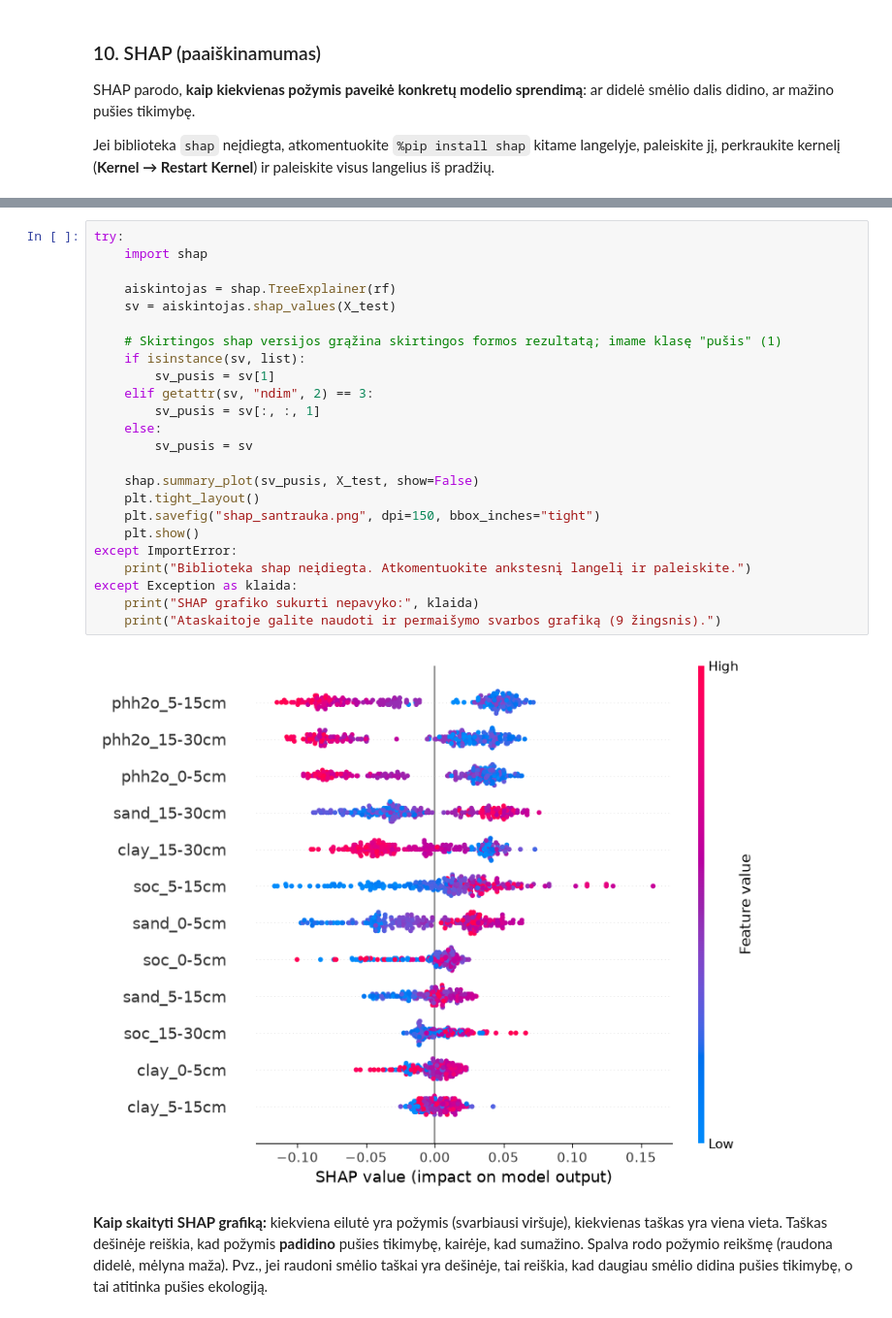
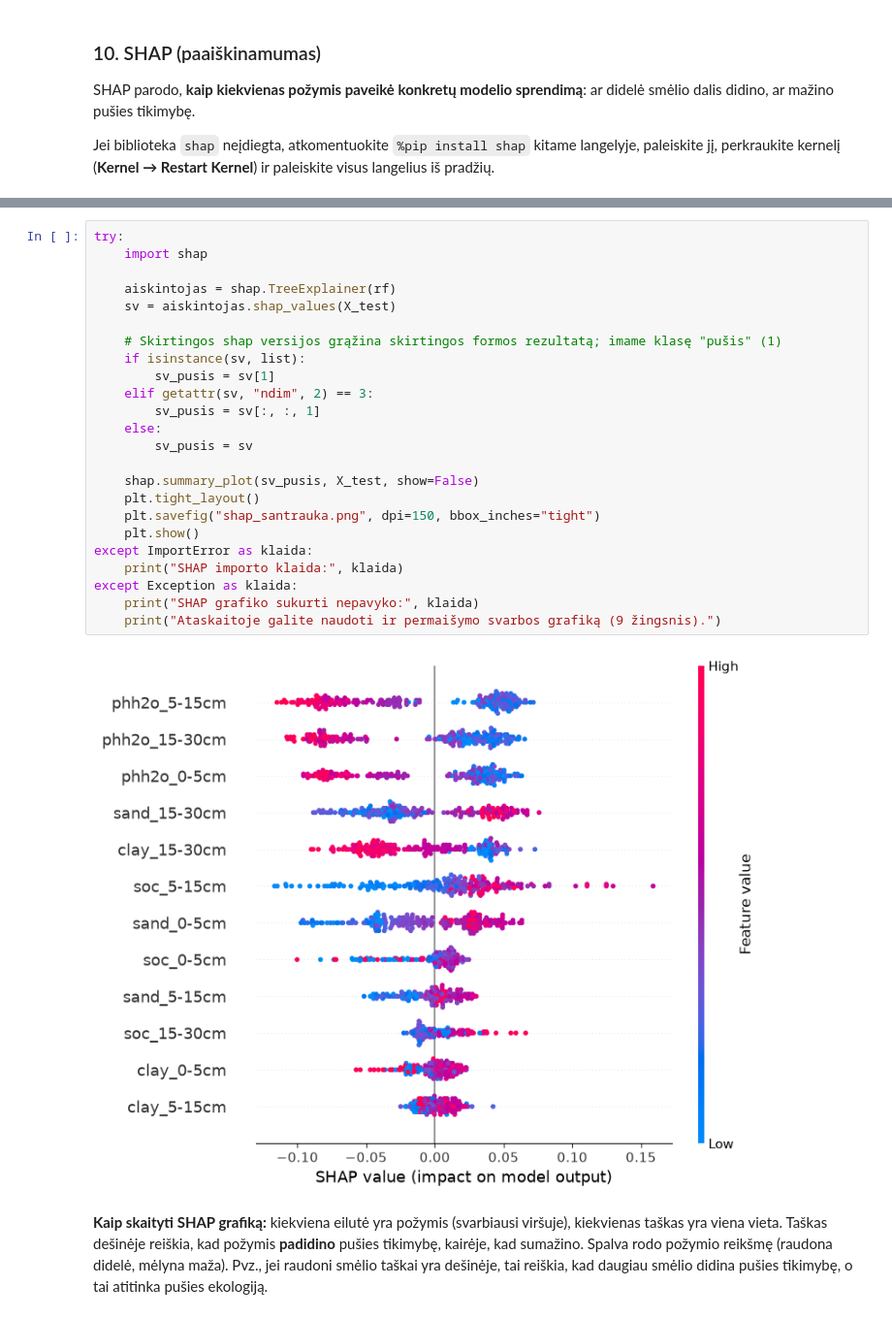
Before and after one commit to linakalu6/Dirvozemio-tinkamumas-paprastajai-pusiai-Lietuvos-teritorijoje, a Jupyter notebook: pusis_03_modelis.ipynb, the cells around one changed output, grey strips where cells are left out. Shown at 97% size. Drawn from its saved outputs; the diff is of its cells as text.

```diff
--- a/pusis_03_modelis.ipynb
+++ b/pusis_03_modelis.ipynb
@@ -254,28 +347,28 @@ Note: you may need to restart the kernel to use updated packages.
 # %%
 try:
     import shap
 
     aiskintojas = shap.TreeExplainer(rf)
     sv = aiskintojas.shap_values(X_test)
 
     # Skirtingos shap versijos grąžina skirtingos formos rezultatą; imame klasę "pušis" (1)
     if isinstance(sv, list):
         sv_pusis = sv[1]
     elif getattr(sv, "ndim", 2) == 3:
         sv_pusis = sv[:, :, 1]
     else:
         sv_pusis = sv
 
     shap.summary_plot(sv_pusis, X_test, show=False)
     plt.tight_layout()
     plt.savefig("shap_santrauka.png", dpi=150, bbox_inches="tight")
     plt.show()
-except ImportError:
-    print("Biblioteka shap neįdiegta. Atkomentuokite ankstesnį langelį ir paleiskite.")
+except ImportError as klaida:
+    print("SHAP importo klaida:", klaida)
 except Exception as klaida:
     print("SHAP grafiko sukurti nepavyko:", klaida)
     print("Ataskaitoje galite naudoti ir permaišymo svarbos grafiką (9 žingsnis).")
 # %% [output]
-[figure, old version]
+[figure, new version]
 # %% [markdown]
 **Kaip skaityti SHAP grafiką:** kiekviena eilutė yra požymis (svarbiausi viršuje), kiekvienas taškas yra viena vieta. Taškas dešinėje reiškia, kad požymis **padidino** pušies tikimybę, kairėje, kad sumažino. Spalva rodo požymio reikšmę (raudona didelė, mėlyna maža). Pvz., jei raudoni smėlio taškai yra dešinėje, tai reiškia, kad daugiau smėlio didina pušies tikimybę, o tai atitinka pušies ekologiją.
```
Also changed, not shown: parts of 14 cells of this notebook, 3 other files.
